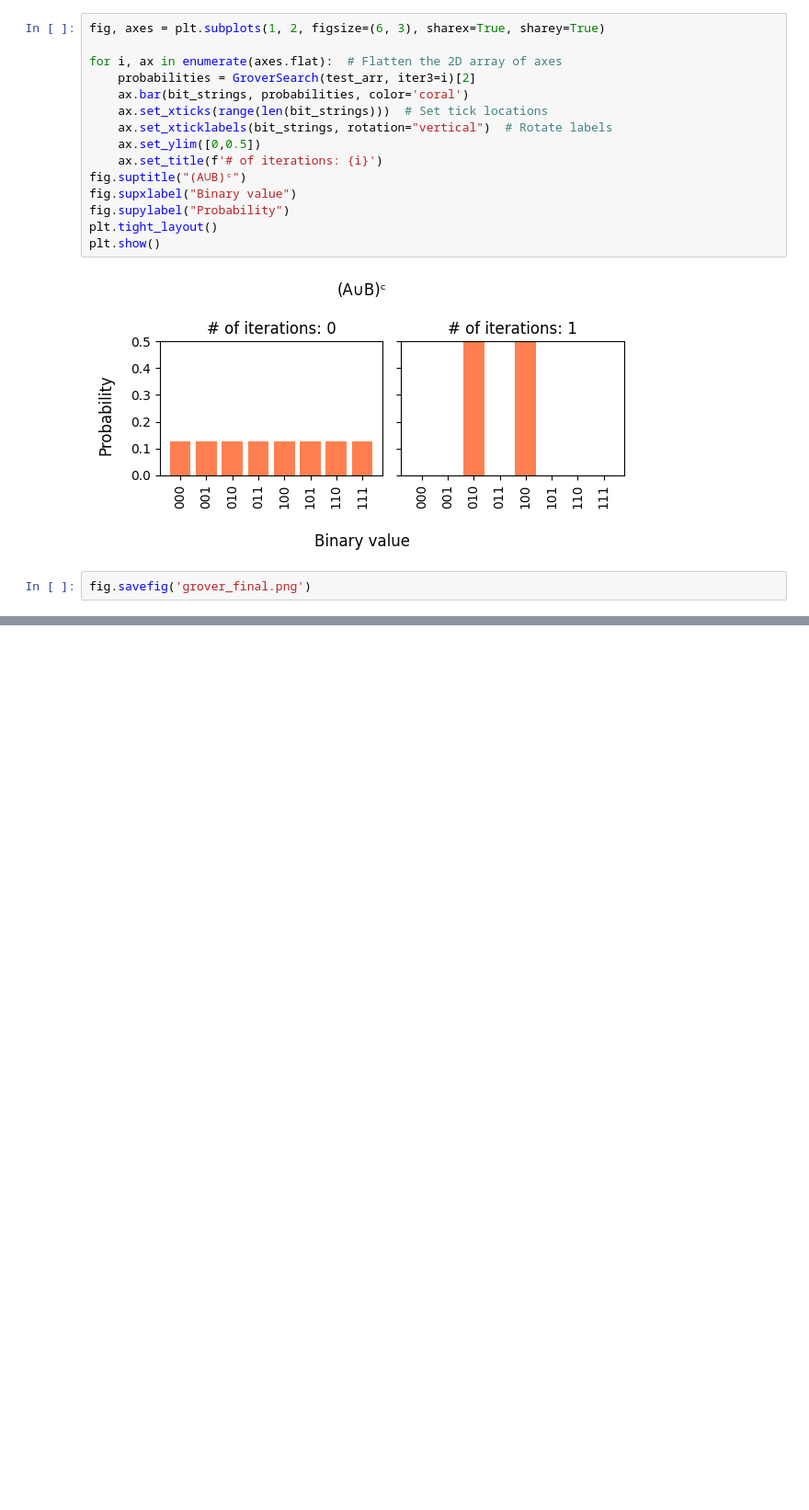
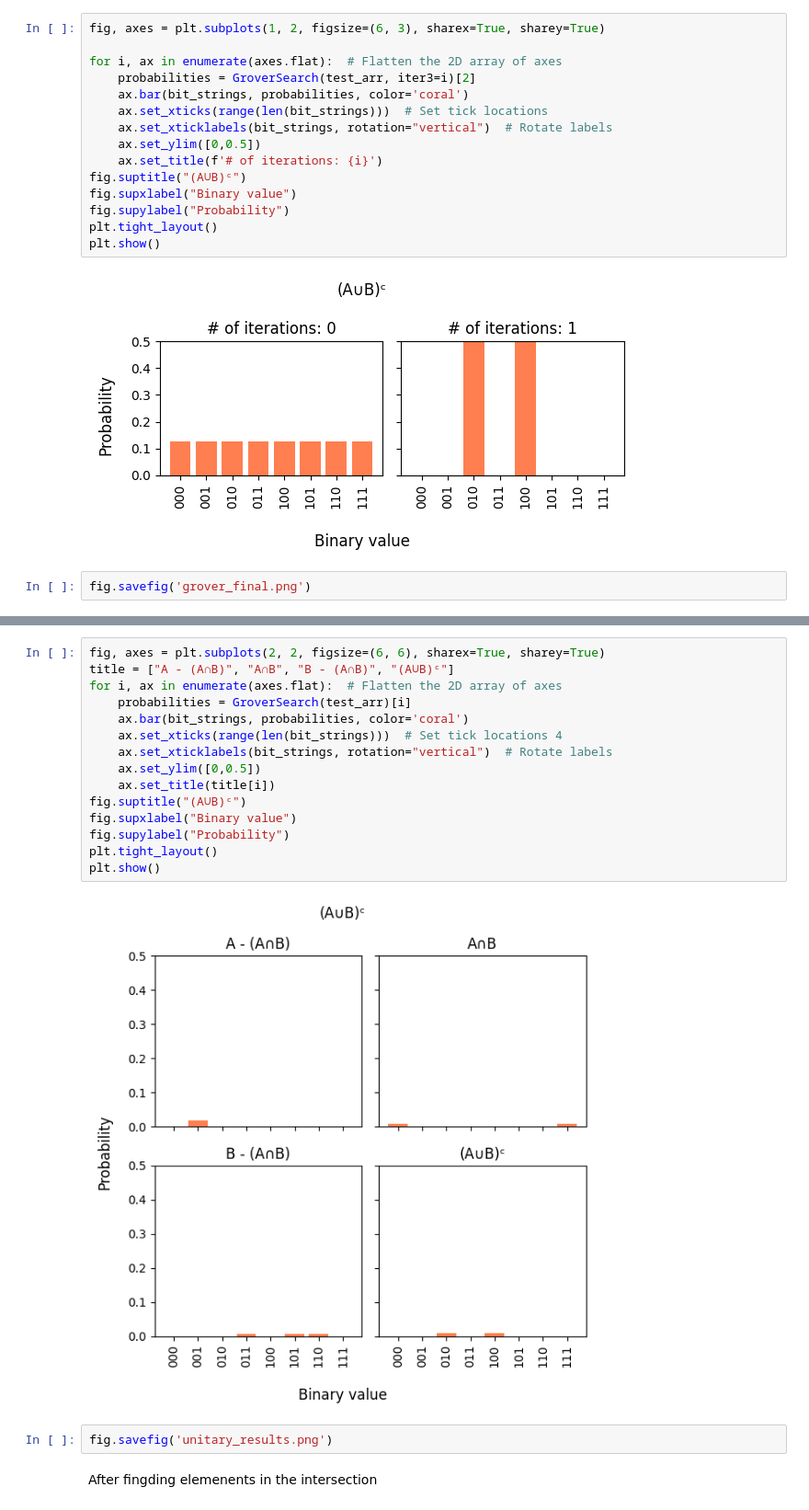
Before and after one commit to 24shiny/Inverse_Laplacian_embedding, a Jupyter notebook: Set_operations/reduced_example.ipynb, the cells around one changed output, grey strips where cells are left out. Shown: that part at 92% size. Saved outputs shown, nothing was run; the diff lists cells and outputs as text; blank space fills up the shorter version.

```diff
--- a/Set_operations/reduced_example.ipynb
+++ b/Set_operations/reduced_example.ipynb
@@ -324,0 +561,21 @@ fig.savefig('grover_final.png')
+# %%
+fig, axes = plt.subplots(2, 2, figsize=(6, 6), sharex=True, sharey=True)
+title = ["A - (A∩B)", "A∩B", "B - (A∩B)", "(A∪B)ᶜ"]
+for i, ax in enumerate(axes.flat):  # Flatten the 2D array of axes
+    probabilities = GroverSearch(test_arr)[i]
+    ax.bar(bit_strings, probabilities, color='coral')
+    ax.set_xticks(range(len(bit_strings)))  # Set tick locations 4
+    ax.set_xticklabels(bit_strings, rotation="vertical")  # Rotate labels
+    ax.set_ylim([0,0.5])
+    ax.set_title(title[i])
+fig.suptitle("(A∪B)ᶜ")
+fig.supxlabel("Binary value")
+fig.supylabel("Probability")
+plt.tight_layout()
+plt.show()
+# %% [output]
+[figure, added]
+# %%
+fig.savefig('unitary_results.png')
+# %% [markdown]
+After fingding elemenents in the intersection
```
Also changed, not shown: parts of 10 cells of this notebook.
